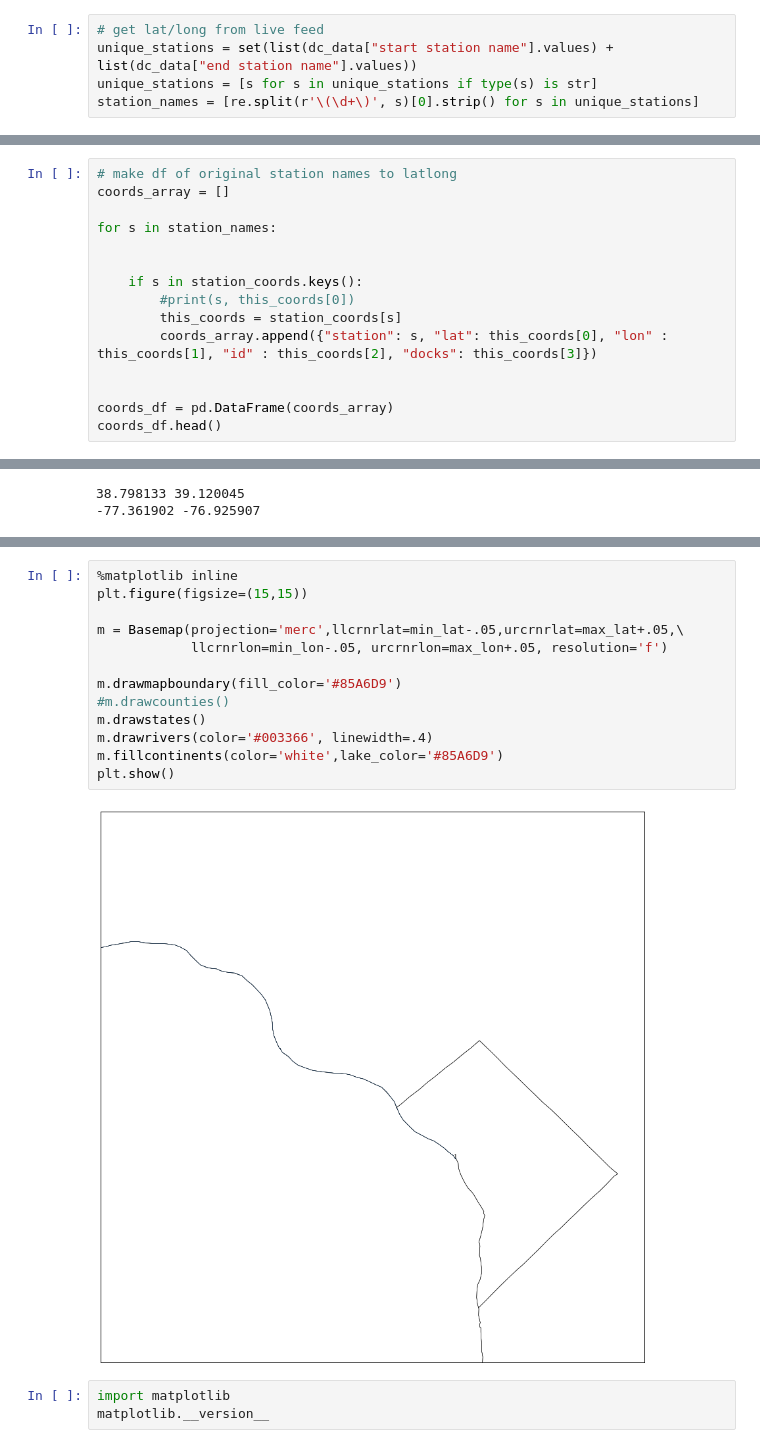
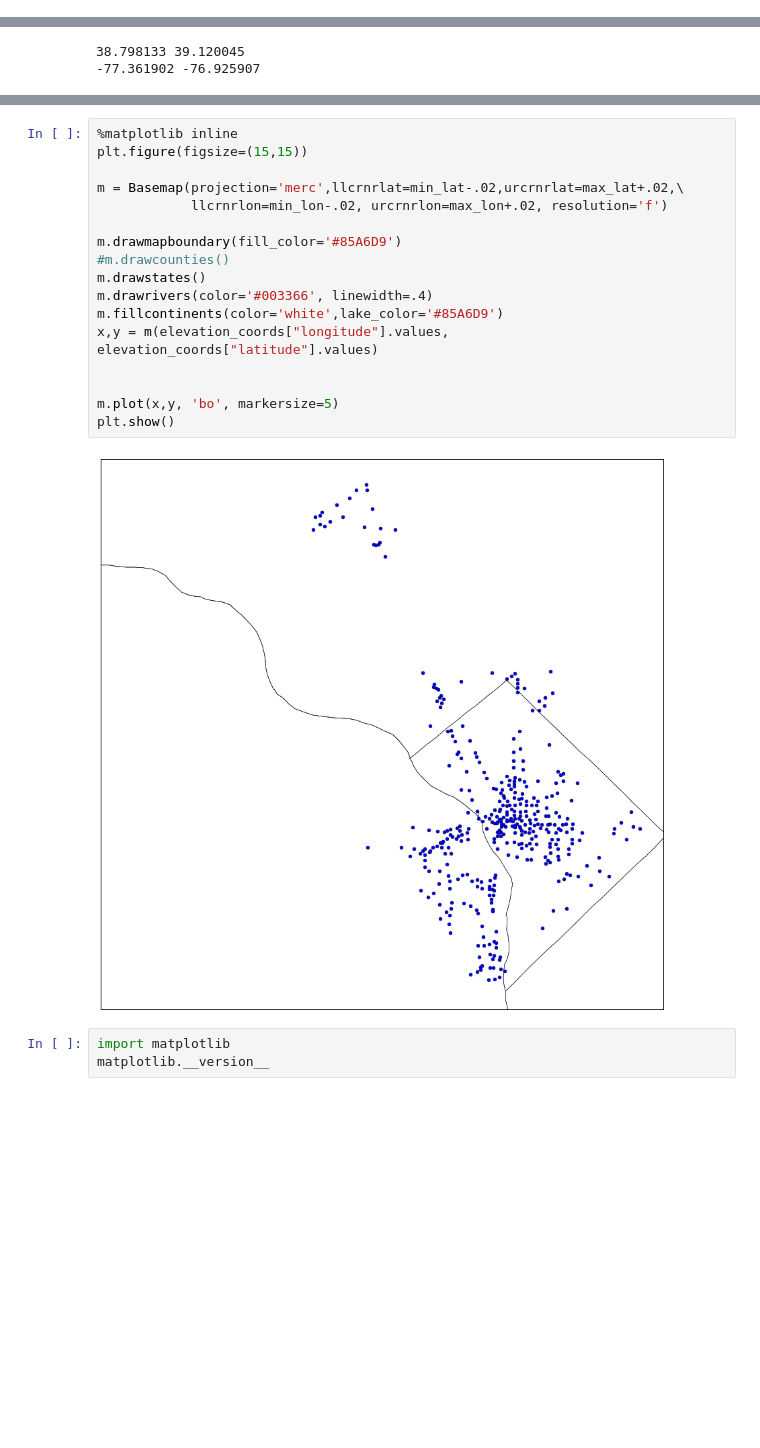
Before and after one commit to cdepeuter/citibike, a Jupyter notebook: dc_downloads.ipynb, the cells around one changed output, grey strips where cells are left out. Cells and saved outputs as stored; diff of their text form; blank space fills up the shorter version.

```diff
--- a/dc_downloads.ipynb
+++ b/dc_downloads.ipynb
@@ -95,8 +96,3 @@ plt.xlabel("minutes")
 plt.show()
 # %% [output]
 [figure]
-# %%
-# get lat/long from live feed
-unique_stations = set(list(dc_data["start station name"].values) + list(dc_data["end station name"].values))
-unique_stations = [s for s in unique_stations if type(s) is str]
-station_names = [re.split(r'\(\d+\)', s)[0].strip() for s in unique_stations]
@@ -112,17 +146,2 @@ for station in station_data["stationBeanList"]:
 # %%
 #dc_data.groupby("start station name").agg(['count'])
-# %%
-# make df of original station names to latlong
-coords_array = []
-
-for s in station_names:
-
-
-    if s in station_coords.keys():
-        #print(s, this_coords[0])
-        this_coords = station_coords[s]
-        coords_array.append({"station": s, "lat": this_coords[0], "lon" : this_coords[1], "id" : this_coords[2], "docks": this_coords[3]})
-
-
-coords_df = pd.DataFrame(coords_array)
-coords_df.head()
@@ -264,18 +281,22 @@ print(min_lon, max_lon)
 # %%
 %matplotlib inline
 plt.figure(figsize=(15,15))
 
-m = Basemap(projection='merc',llcrnrlat=min_lat-.05,urcrnrlat=max_lat+.05,\
-            llcrnrlon=min_lon-.05, urcrnrlon=max_lon+.05, resolution='f')
+m = Basemap(projection='merc',llcrnrlat=min_lat-.02,urcrnrlat=max_lat+.02,\
+            llcrnrlon=min_lon-.02, urcrnrlon=max_lon+.02, resolution='f')
 
 m.drawmapboundary(fill_color='#85A6D9')
 #m.drawcounties()
 m.drawstates()
 m.drawrivers(color='#003366', linewidth=.4)
 m.fillcontinents(color='white',lake_color='#85A6D9')
+x,y = m(elevation_coords["longitude"].values, elevation_coords["latitude"].values)
+
+
+m.plot(x,y, 'bo', markersize=5)
 plt.show()
 # %% [output]
-[figure, old version]
+[figure, new version]
 # %%
 import matplotlib
 matplotlib.__version__
```
Also changed, not shown: parts of 7 cells of this notebook, 3 other files.
